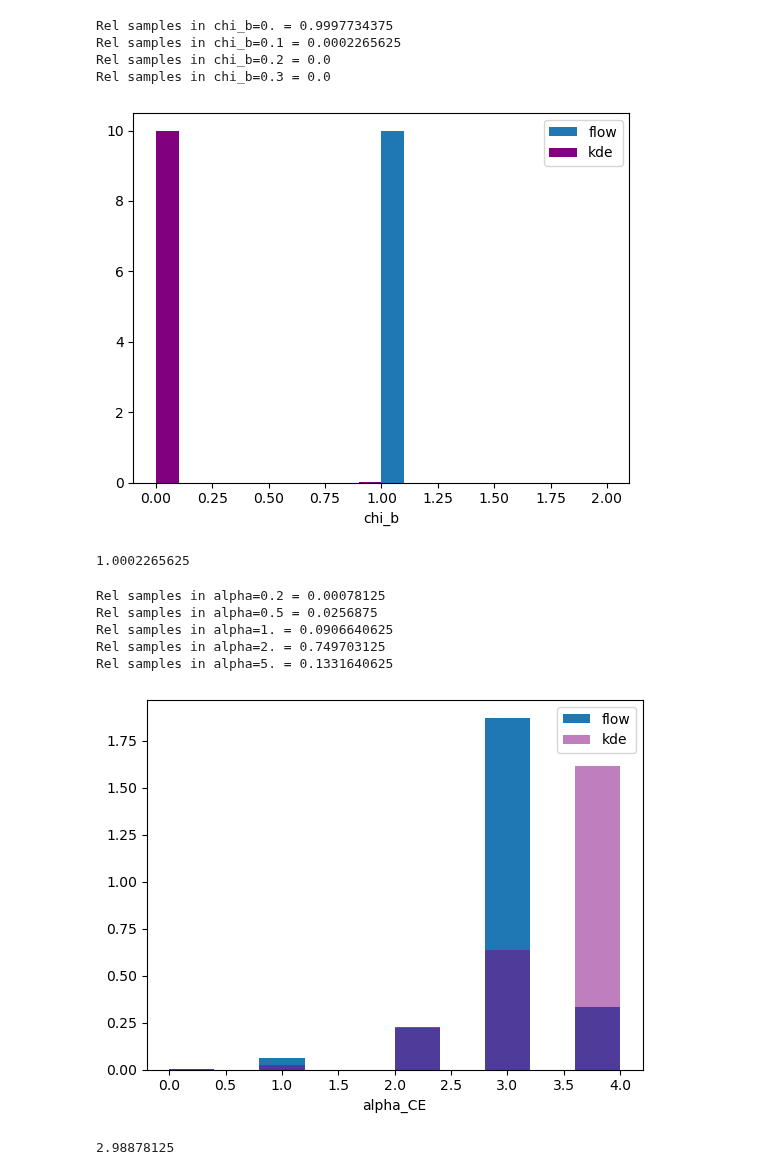
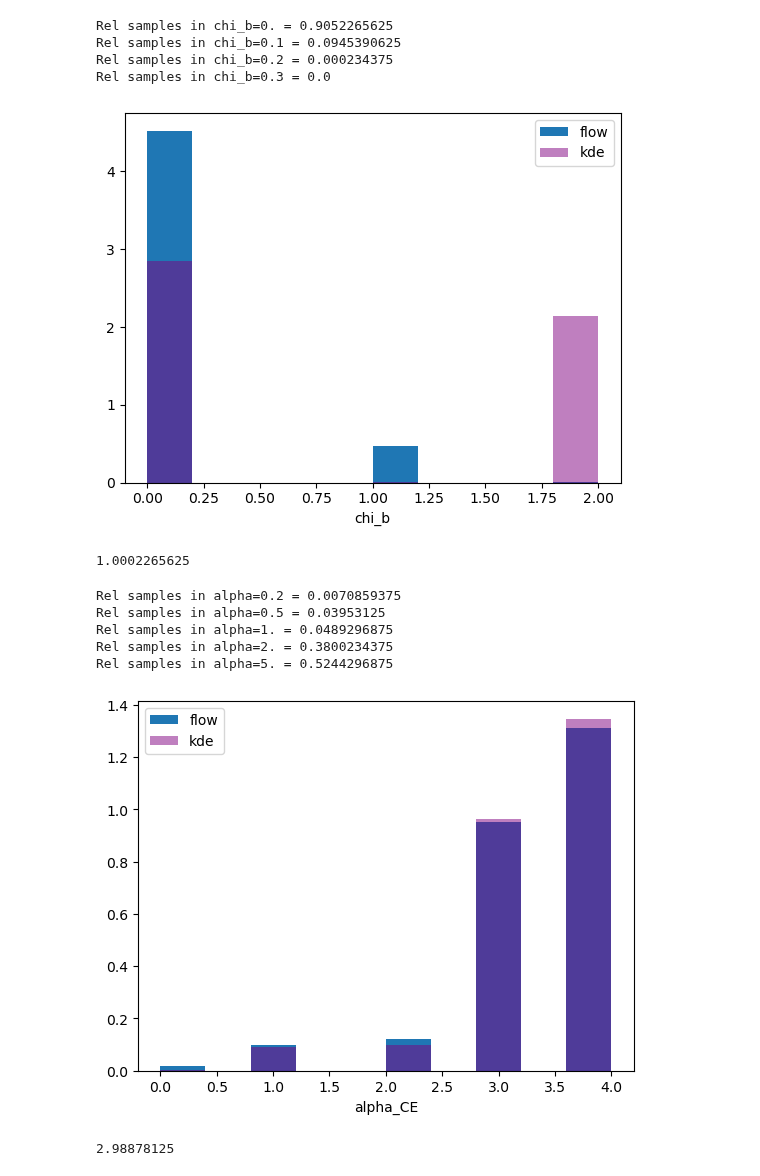
Before and after one commit to scolloms/AMAZE_model_selection, a Jupyter notebook: rns/postsample_analyses.ipynb, the cells around one changed output. Drawn from its saved outputs; the diff is of its cells as text; code cells hidden in the pictures.

Commit message:
bug fixes to nochieff flow, plus checks

```diff
--- a/rns/postsample_analyses.ipynb
+++ b/rns/postsample_analyses.ipynb
@@ -10,30 +18,30 @@ from scipy.stats import dirichlet
 # %%
-flow_filename = '/Users/stormcolloms/Documents/PhD/Project_work/AMAZE_model_selection/rns/Flows_071223_annealing/output.hdf5'
-kde_filename = '/Users/stormcolloms/Documents/PhD/Project_work/AMAZE_model_selection/rns/KDEs_nflows_021223/output.hdf5'
+flow_filename = '/data/wiay/2297403c/amaze_model_select/AMAZE_model_selection/rns/flows_nochieff_250124/output_all_chnls.hdf5'
+kde_filename = '/data/wiay/2297403c/amaze_model_select/AMAZE_model_selection/rns/KDEs_290124_nochieff/output.hdf5'
 flow_file = h5py.File(flow_filename, 'r')
 kde_file = h5py.File(kde_filename, 'r')
 # %%
 #relative samples in each chi_b
 chi_b_samps = list(flow_file['model_selection']['samples']['block1_values'][:,0])
 chi_b_samps_kde = list(kde_file['model_selection']['samples']['block1_values'][:,0])
 
 plt.hist(chi_b_samps, density=True, label='flow')
-plt.hist(chi_b_samps_kde, color='Purple', density=True, label='kde')
+plt.hist(chi_b_samps_kde, color='Purple', density=True, label='kde', alpha=0.5)
 plt.xlabel('chi_b')
 plt.legend()
 no_chib_samps = np.zeros(4)
 for i, samps in enumerate(np.unique(chi_b_samps, return_counts=True)[1]):
     no_chib_samps[i] = samps
 print(f'Rel samples in chi_b=0. = {no_chib_samps[0]/len(chi_b_samps)}')
 print(f'Rel samples in chi_b=0.1 = {no_chib_samps[1]/len(chi_b_samps)}')
 print(f'Rel samples in chi_b=0.2 = {no_chib_samps[2]/len(chi_b_samps)}')
 print(f'Rel samples in chi_b=0.3 = {no_chib_samps[3]/len(chi_b_samps)}')
 # %% [output]
-Rel samples in chi_b=0. = 0.9997734375
-Rel samples in chi_b=0.1 = 0.0002265625
-Rel samples in chi_b=0.2 = 0.0
+Rel samples in chi_b=0. = 0.9052265625
+Rel samples in chi_b=0.1 = 0.0945390625
+Rel samples in chi_b=0.2 = 0.000234375
 Rel samples in chi_b=0.3 = 0.0
-[figure, old version]
+[figure, new version]
 # %%
 np.mean(chi_b_samps)
 # %% [output]
@@ -55,12 +63,12 @@ print(f'Rel samples in alpha=1. = {no_alpha_samps[2]/len(alpha_samps)}')
 print(f'Rel samples in alpha=2. = {no_alpha_samps[3]/len(alpha_samps)}')
 print(f'Rel samples in alpha=5. = {no_alpha_samps[4]/len(alpha_samps)}')
 # %% [output]
-Rel samples in alpha=0.2 = 0.00078125
-Rel samples in alpha=0.5 = 0.0256875
-Rel samples in alpha=1. = 0.0906640625
-Rel samples in alpha=2. = 0.749703125
-Rel samples in alpha=5. = 0.1331640625
+Rel samples in alpha=0.2 = 0.0070859375
+Rel samples in alpha=0.5 = 0.03953125
+Rel samples in alpha=1. = 0.0489296875
+Rel samples in alpha=2. = 0.3800234375
+Rel samples in alpha=5. = 0.5244296875
-[figure, old version]
+[figure, new version]
 # %%
 np.mean(alpha_samps)
 # %% [output]
```
Also changed, not shown: parts of 2 cells of this notebook, 2 other files.
